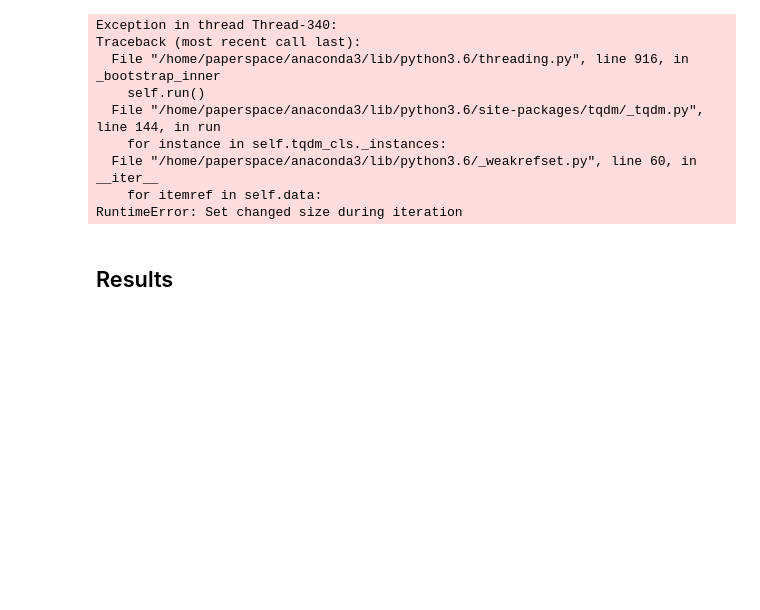
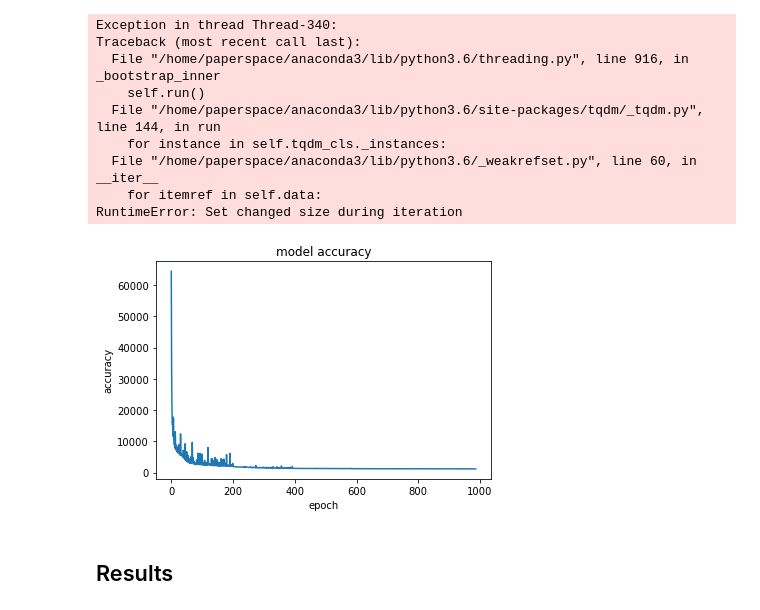
Before and after one commit to alexandremuzio/deep-steg, a Jupyter notebook: deep_steg.ipynb, the cells around one changed output. Saved outputs shown, nothing was run; the diff lists cells and outputs as text; code cells hidden in the pictures; blank space fills up the shorter version.

```diff
--- a/deep_steg.ipynb
+++ b/deep_steg.ipynb
@@ -22,8 +25,3 @@ TRAIN_DIR = os.path.join(DATA_DIR, "train")
 TEST_DIR = os.path.join(DATA_DIR, "test")
 
 IMG_SHAPE = (64, 64)
-# %%
-img = image.load_img('data/train/n01443537/images/n01443537_0.JPEG')
-# img = image.load_img('data/ILSVRC/Data/DET/test/ILSVRC2017_test_00003121.JPEG', target_size=IMG_SHAPE)
-x = image.img_to_array(img)  # this is a Numpy array with shape (3, 64, 64)
-x = x.reshape((1,) + x.shape)  # this is a Numpy array with shape (1, 3, 64, 64)
@@ -299,6 +259,7 @@ NB_EPOCHS = 1000
 BATCH_SIZE = 32
 
 m = input_S.shape[0]
+loss_history = []
 for epoch in range(NB_EPOCHS):
     np.random.shuffle(input_S)
     np.random.shuffle(input_C)
@@ -323,6 +284,7 @@ for epoch in range(NB_EPOCHS):
         K.set_value(reveal_model.optimizer.lr, lr_schedule(epoch))
 
         t.set_description('Epoch {} | Batch: {:3} of {}. Loss AE {:10.2f} | Loss Rev {:10.2f}'.format(epoch + 1, idx, m, np.mean(ae_loss), np.mean(rev_loss)))
+    loss_history.append(np.mean(ae_loss))
 # %% [output]
 Exception in thread Thread-340:
 Traceback (most recent call last):
@@ -333,5 +295,13 @@ Traceback (most recent call last):
   File "/home/paperspace/anaconda3/lib/python3.6/_weakrefset.py", line 60, in __iter__
     for itemref in self.data:
 RuntimeError: Set changed size during iteration
+# %%
+plt.plot(loss_history)
+plt.title('model accuracy')
+plt.ylabel('accuracy')
+plt.xlabel('epoch')
+plt.show()
+# %% [output]
+[figure, added]
 # %%
 # Save model
```
Also changed, not shown: parts of 17 cells of this notebook, 4 other files.
